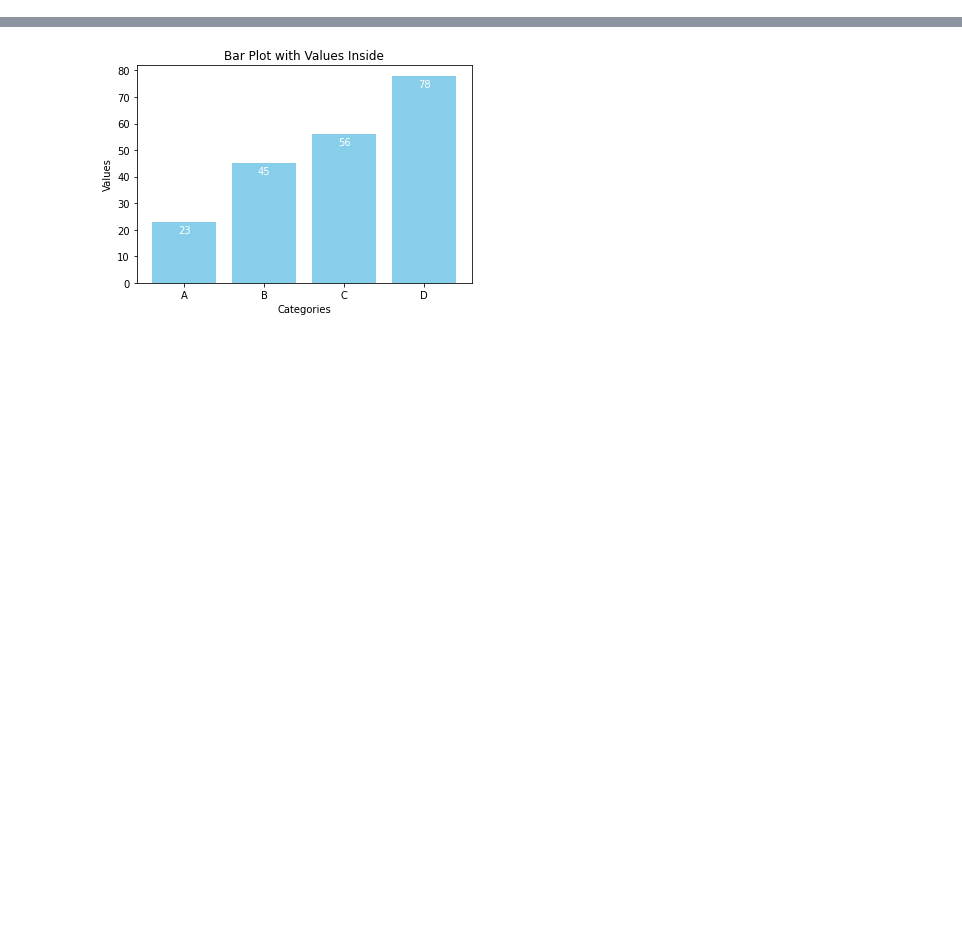
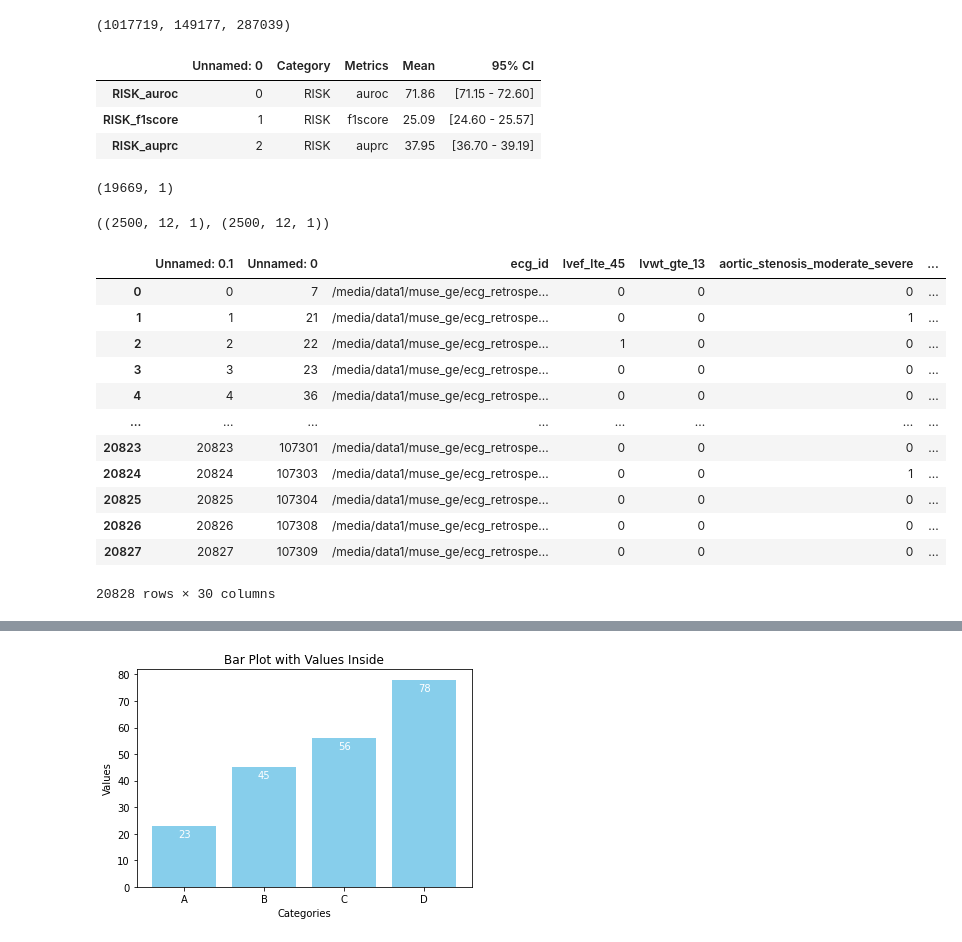
Before and after one commit to HeartWise-AI/fairseq-signals, a Jupyter notebook: metrics.ipynb, the cells around one changed output, grey strips where cells are left out. Drawn from its saved outputs; the diff is of its cells as text; code cells hidden in the pictures; blank space fills up the shorter version.

```diff
--- a/metrics.ipynb
+++ b/metrics.ipynb
@@ -390,0 +163,32 @@ for cat, title in categories.items():
+# %%
+train = np.load('/media/data1/anolin/Y_train_v1.1.npy')
+val = np.load('/media/data1/anolin/Y_val_v1.1.npy')
+test = np.load('/media/data1/muse_ge/Y_test_v1.2.npy')
+
+train.shape[0], val.shape[0], test.shape[0]
+# %% [output]
+(1017719, 149177, 287039)
+# %%
+get_formated_scores('ssl', 'test', 'risk', root_dir='vol')
+# %% [output]
+|  | Unnamed: 0 | Category | Metrics | Mean | 95% CI |
+| RISK_auroc | 0 | RISK | auroc | 71.86 | [71.15 - 72.60] |
+| RISK_f1score | 1 | RISK | f1score | 25.09 | [24.60 - 25.57] |
+| RISK_auprc | 2 | RISK | auprc | 37.95 | [36.70 - 39.19] |
+# %%
+for split in ['train', 'valid', 'test']:
+    path = f'/media/data1/achilsowa/SSL_data/{split}_labels.npy'
+    y = np.load(path)
+    y = y.reshape(-1, 1)
+    np.save(path, y)
+
+np.load(path).shape
+# %% [output]
+(19669, 1)
+# %%
+x1 = np.load(df.loc[0, 'npy_path'])
+x2 = np.load(df2.loc[0, 'npy_path'])
+
+x1.shape, x2.shape
+# %% [output]
+((2500, 12, 1), (2500, 12, 1))
@@ -390,0 +204,17 @@ for cat, title in categories.items():
+# %%
+df2 = pd.read_csv('/media/data1/achilsowa/echonext-dataset/labels-test-xml-groundtruth-pred.csv')
+df2
+# %% [output]
+|  | Unnamed: 0.1 | Unnamed: 0 | ecg_id | lvef_lte_45 | lvwt_gte_13 | aortic_stenosis_moderate_severe | ... |
+| 0 | 0 | 7 | /media/data1/muse_ge/ecg_retrospe... | 0 | 0 | 0 | ... |
+| 1 | 1 | 21 | /media/data1/muse_ge/ecg_retrospe... | 0 | 0 | 1 | ... |
+| 2 | 2 | 22 | /media/data1/muse_ge/ecg_retrospe... | 1 | 0 | 0 | ... |
+| 3 | 3 | 23 | /media/data1/muse_ge/ecg_retrospe... | 0 | 0 | 0 | ... |
+| 4 | 4 | 36 | /media/data1/muse_ge/ecg_retrospe... | 0 | 0 | 0 | ... |
+| ... | ... | ... | ... | ... | ... | ... | ... |
+| 20823 | 20823 | 107301 | /media/data1/muse_ge/ecg_retrospe... | 0 | 0 | 0 | ... |
+| 20824 | 20824 | 107303 | /media/data1/muse_ge/ecg_retrospe... | 0 | 0 | 1 | ... |
+| 20825 | 20825 | 107304 | /media/data1/muse_ge/ecg_retrospe... | 0 | 0 | 0 | ... |
+| 20826 | 20826 | 107308 | /media/data1/muse_ge/ecg_retrospe... | 0 | 0 | 0 | ... |
+| 20827 | 20827 | 107309 | /media/data1/muse_ge/ecg_retrospe... | 0 | 0 | 0 | ... |
+20828 rows × 30 columns
```
Also changed, not shown: parts of 45 cells of this notebook, 30 other files.
